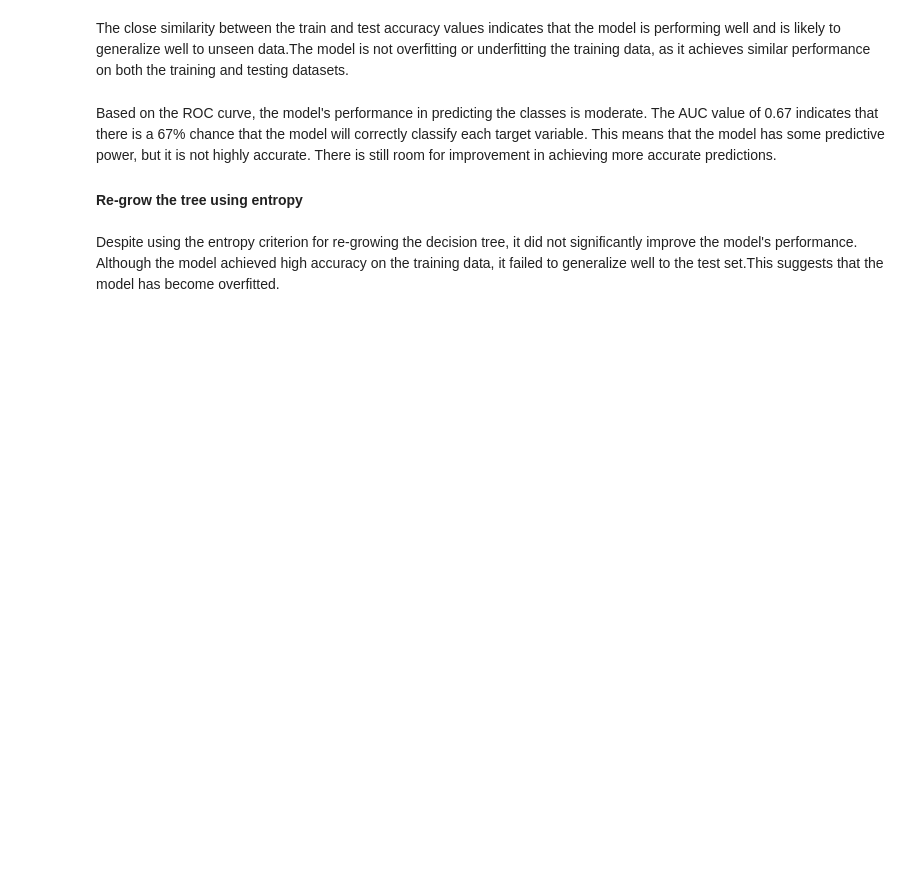
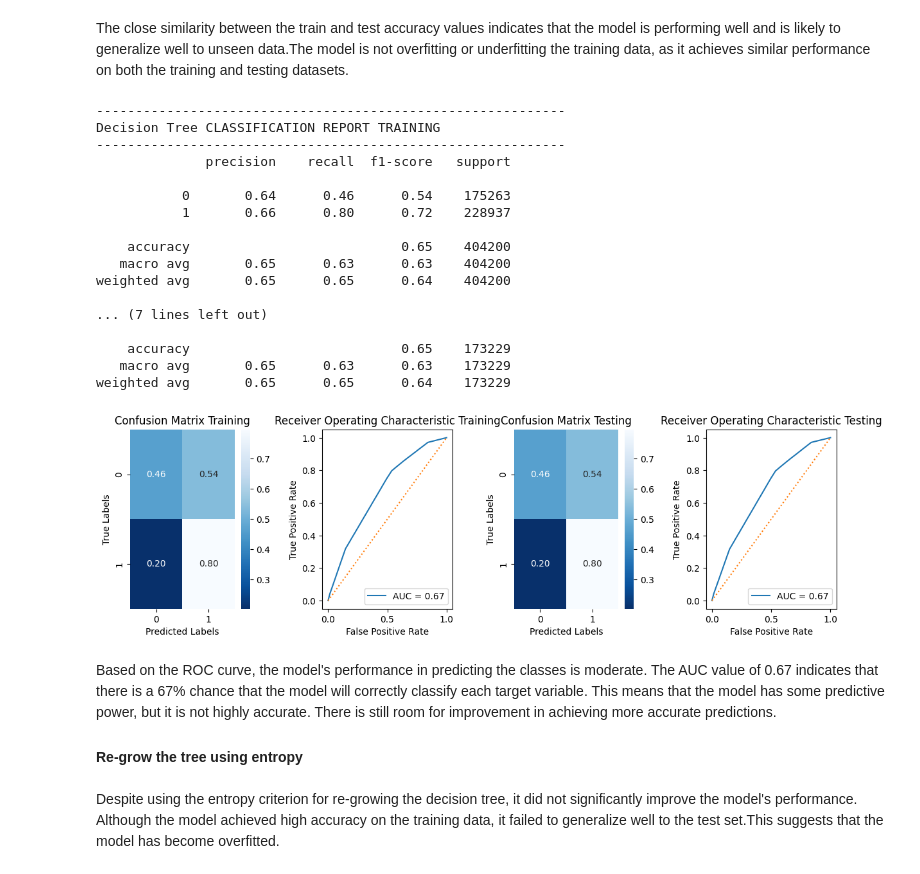
Before and after one commit to Lawez/phase-3-project, a Jupyter notebook: student.ipynb, the cells around one changed output. Cells and saved outputs as stored; diff of their text form; code cells hidden in the pictures; blank space fills up the shorter version.

```diff
--- a/student.ipynb
+++ b/student.ipynb
@@ -1593,3 +1666,25 @@ plt.savefig(r'images\DTC_ROC.png', bbox_inches='tight')
+# %%
+# Call the evaluate_classification function with the desired parameters
+evaluate_classification(tree_clf, X_train_transformed, X_test_transformed, y_train, y_test, label='Decision Tree', save_dir='images')
+# %% [output]
+------------------------------------------------------------
+Decision Tree CLASSIFICATION REPORT TRAINING
+------------------------------------------------------------
+              precision    recall  f1-score   support
+
+           0       0.64      0.46      0.54    175263
+           1       0.66      0.80      0.72    228937
+
+    accuracy                           0.65    404200
+   macro avg       0.65      0.63      0.63    404200
+weighted avg       0.65      0.65      0.64    404200
+
+... (7 lines left out)
+
+    accuracy                           0.65    173229
+   macro avg       0.65      0.63      0.63    173229
+weighted avg       0.65      0.65      0.64    173229
+[figure, added]
 # %% [markdown]
 Based on the ROC curve, the model's performance in predicting the classes is moderate. The AUC value of 0.67 indicates that there is a 67% chance that the model will correctly classify each target variable. This means that the model has some predictive power, but it is not highly accurate. There is still room for improvement in achieving more accurate predictions.
 
```
Also changed, not shown: parts of 15 cells of this notebook, 7 other files.
